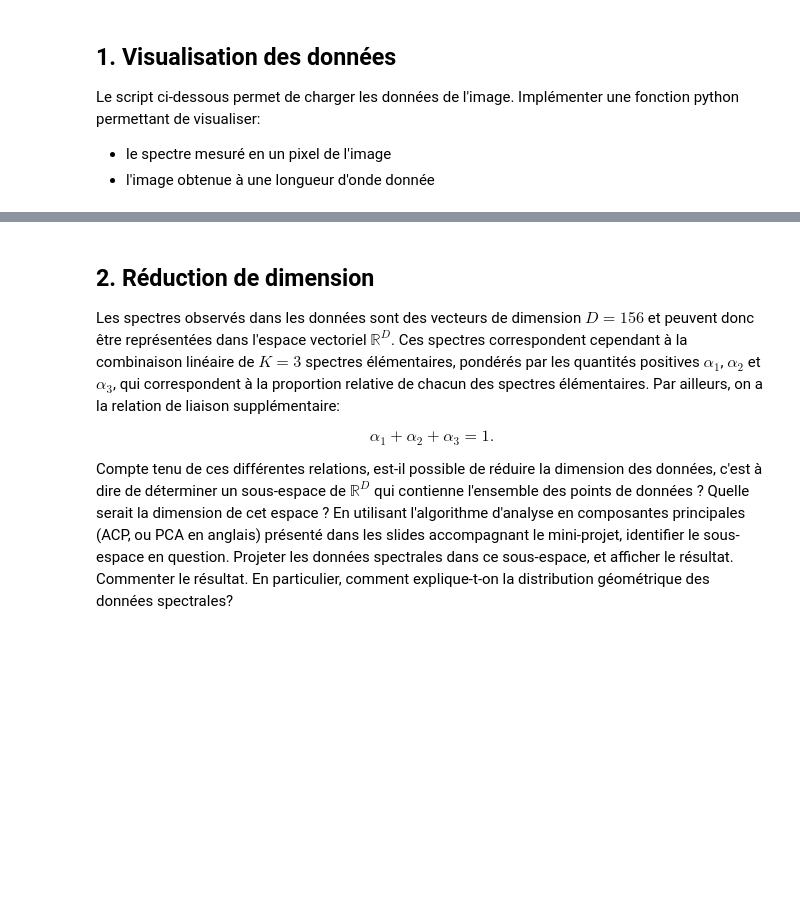
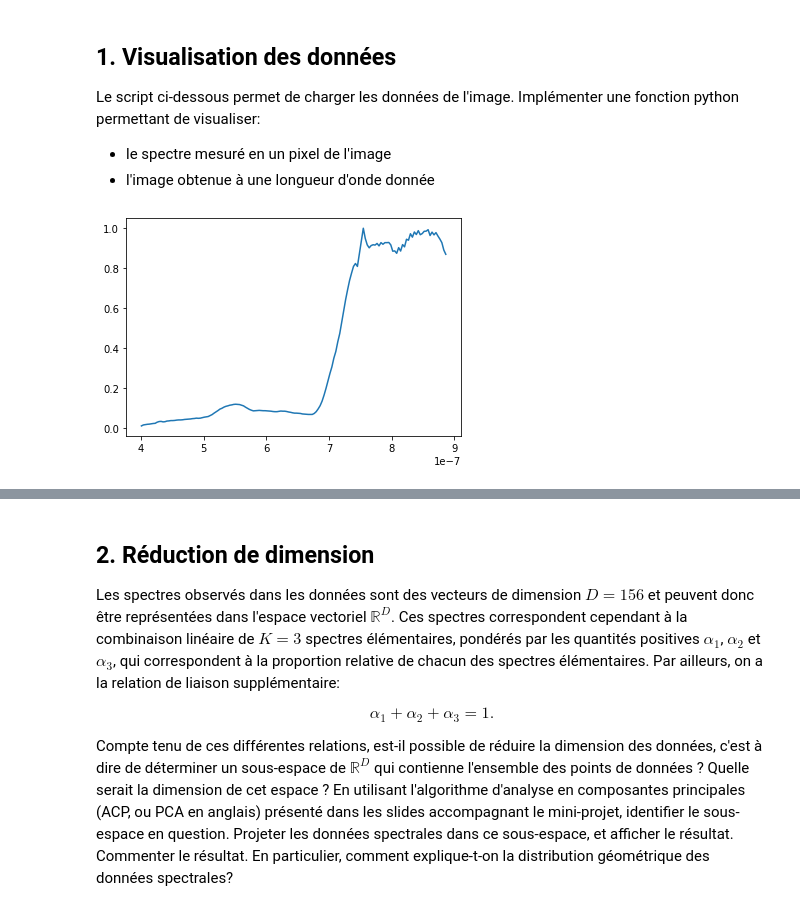
Before and after one commit to florian6973/hyperspectral-imaging, a Jupyter notebook: Mini-projet-gr4.ipynb, the cells around one changed output, grey strips where cells are left out. Cells and saved outputs as stored; diff of their text form; code cells hidden in the pictures; blank space fills up the shorter version.

```diff
--- a/Mini-projet-gr4.ipynb
+++ b/Mini-projet-gr4.ipynb
@@ -42,8 +42,14 @@ def display_spectrum(img, loc):
     :type loc: tuple
 
     """
+    x, y = loc
+    lb = np.arange(401e-9, 889e-9, 3.13e-9)
+    plt.plot(lb, img[x,y])
+    plt.show()
 # %%
-#display_spectrum(data.reshape((95, 95, 156)), (50, 50))
+display_spectrum(data.reshape((95, 95, 156)), (50, 50))
+# %% [output]
+[figure, added]
 # %%
 def display_band(img, spectr_idx):
 
```
Also changed, not shown: parts of 2 cells of this notebook.
